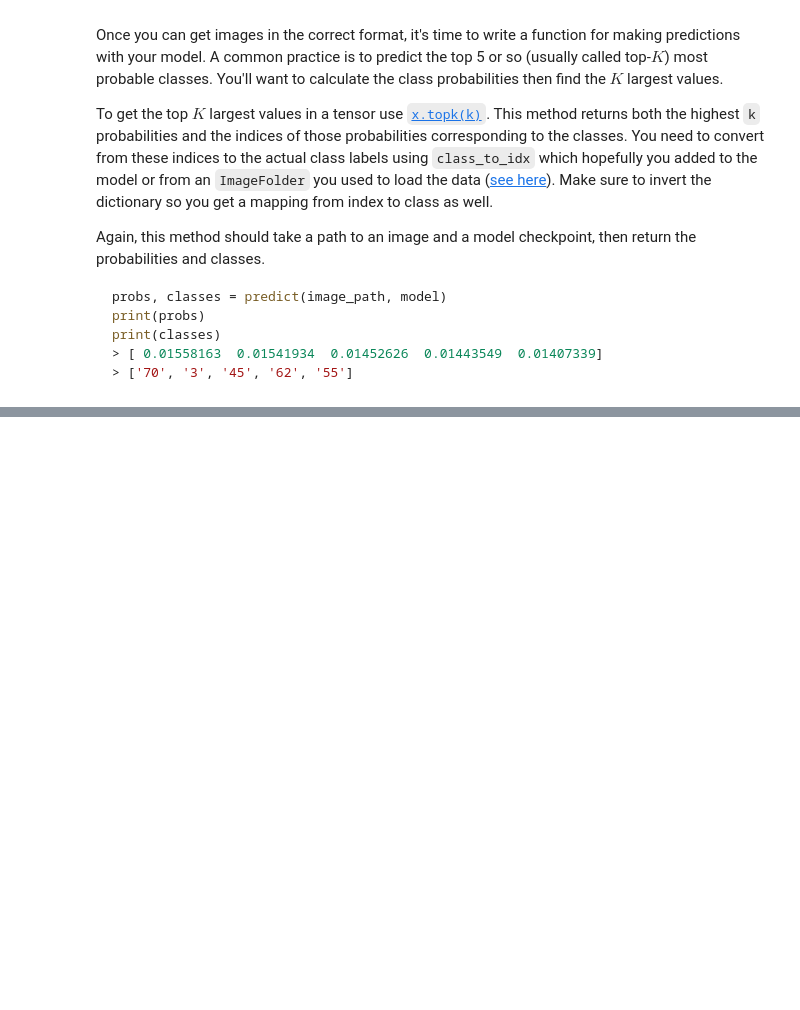
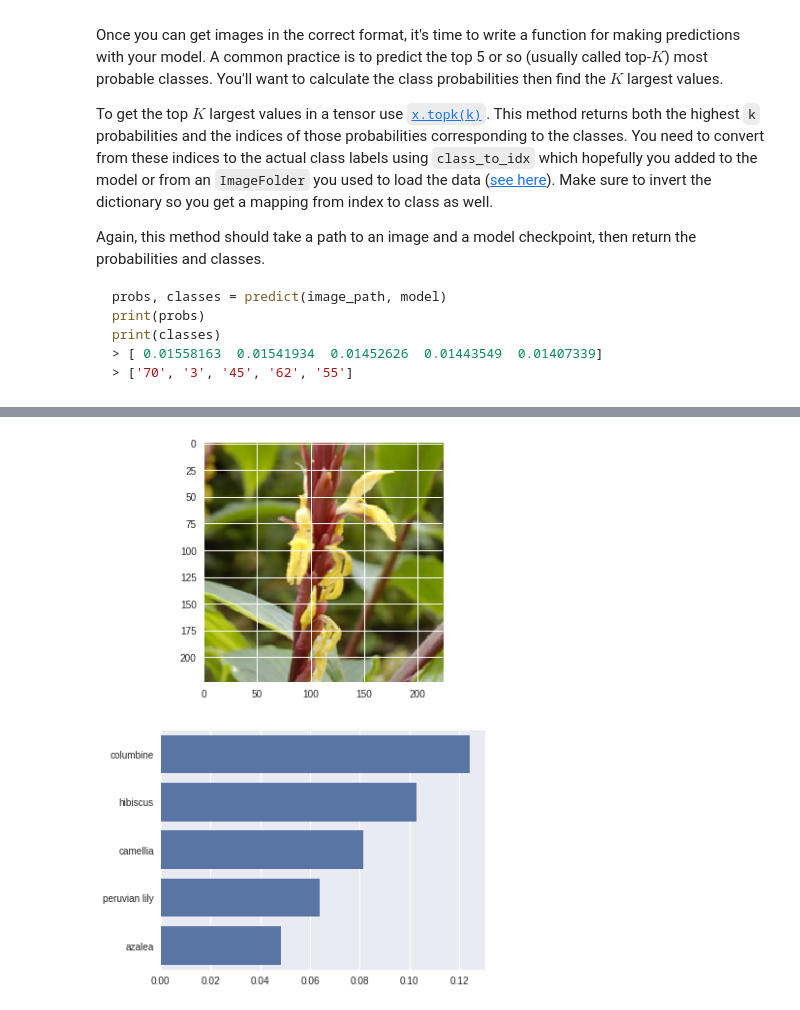
Before and after one commit to CJL810/udacity-pytorch-challenge, a Jupyter notebook: Image_Classifier_Project.ipynb, the cells around one changed output, grey strips where cells are left out. Saved outputs shown, nothing was run; the diff lists cells and outputs as text; code cells hidden in the pictures; blank space fills up the shorter version.

```diff
--- a/Image_Classifier_Project.ipynb
+++ b/Image_Classifier_Project.ipynb
@@ -495,0 +583,6 @@ You can convert from the class integer encoding to actual flower names with the
+# %%
+model.cpu
+image_path = 'flower_data/valid/61/image_06296.jpg'
+plot_solution(image_path, model)
+# %% [output]
+[figure, added]
```
Also changed, not shown: parts of 14 cells of this notebook.
